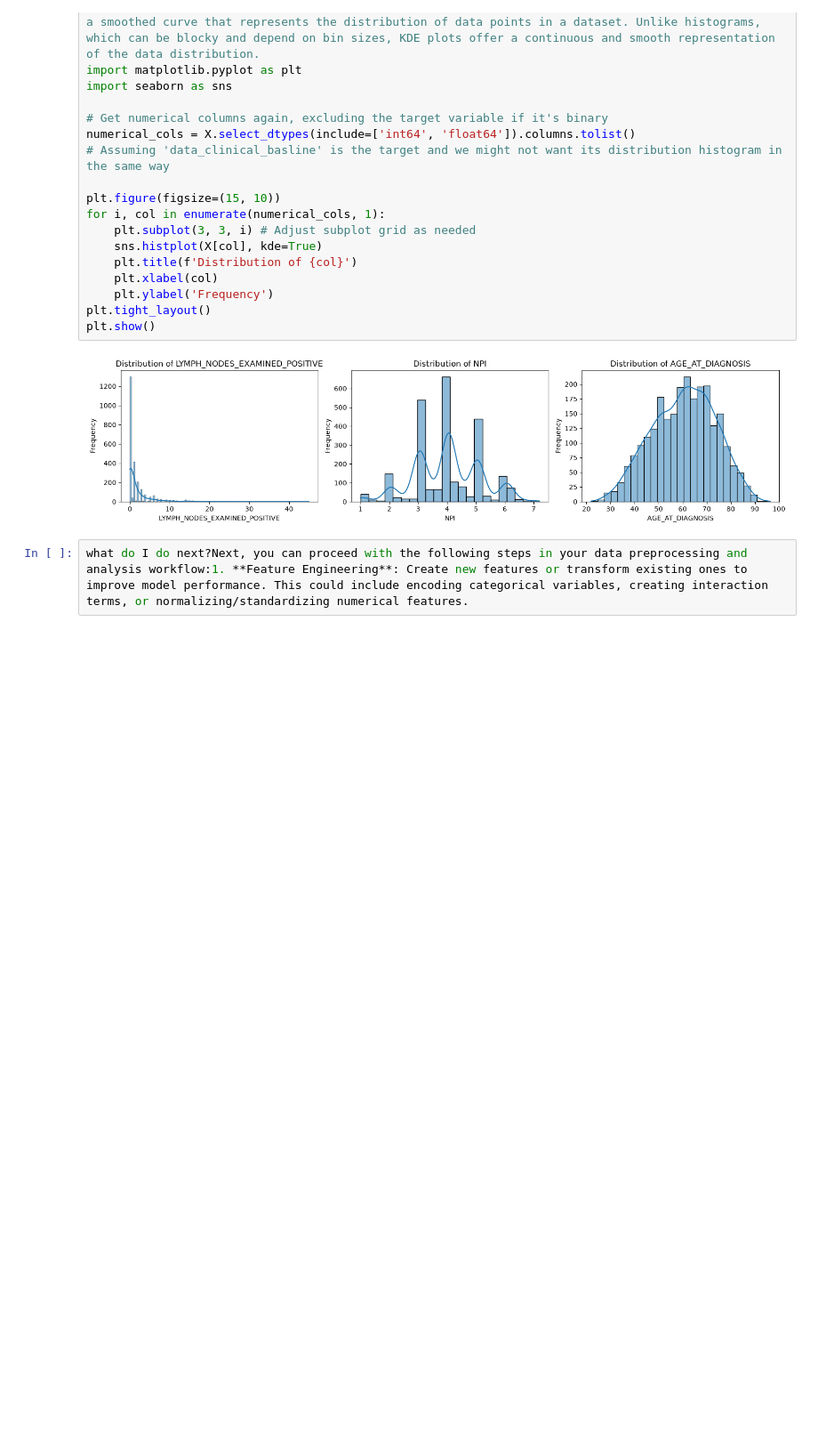
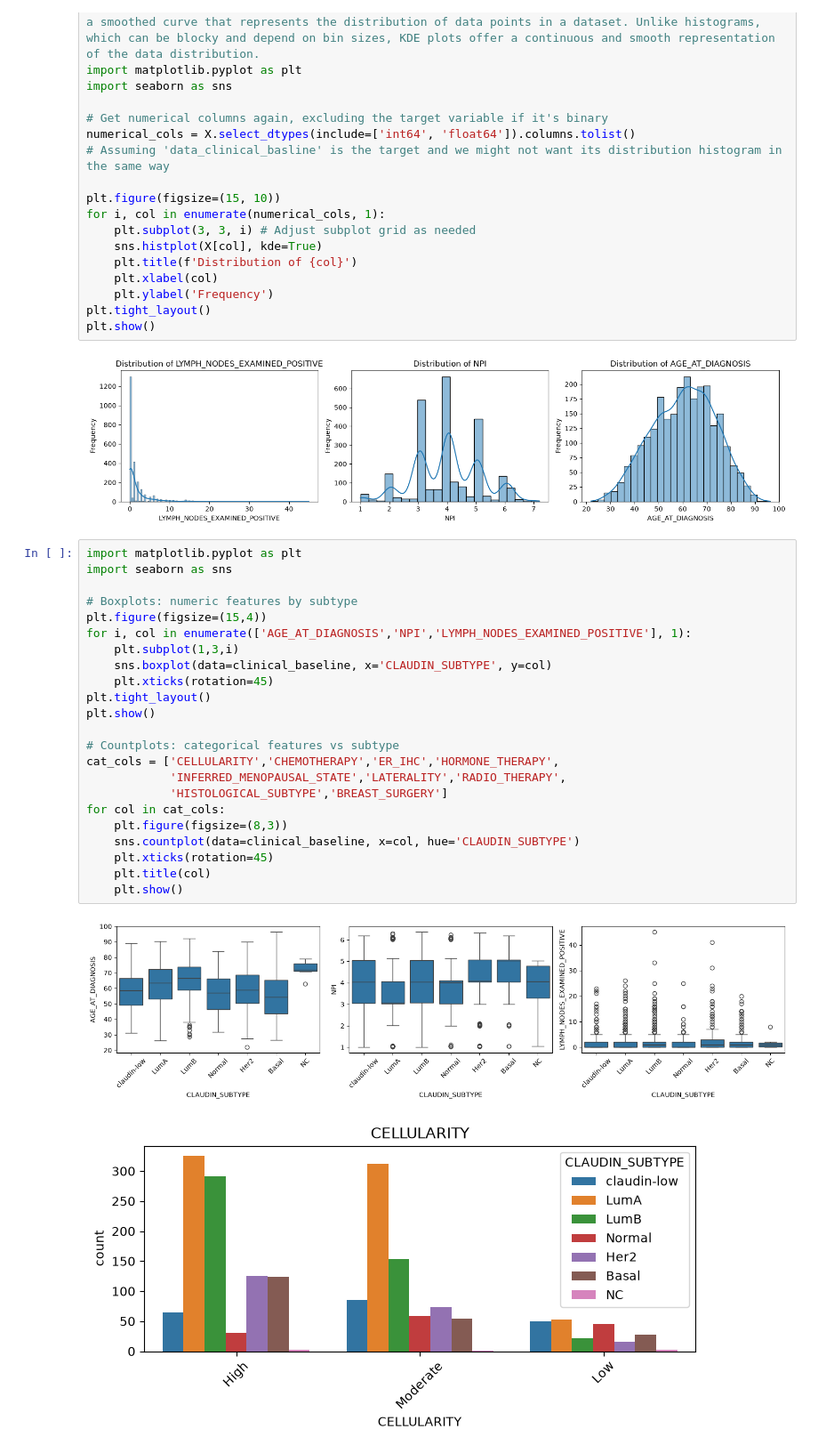
Before and after one commit to VJ1130/ClinSTRAT, a Jupyter notebook: 01_data_preprocessing.ipynb, the cells around one changed output. Shown at 89% size. Saved outputs shown, nothing was run; the diff lists cells and outputs as text; blank space fills up the shorter version.

```diff
--- a/01_data_preprocessing.ipynb
+++ b/01_data_preprocessing.ipynb
@@ -287,4 +287,28 @@ plt.show()
 # %% [output]
 [figure]
 # %%
-what do I do next?Next, you can proceed with the following steps in your data preprocessing and analysis workflow:1. **Feature Engineering**: Create new features or transform existing ones to improve model performance. This could include encoding categorical variables, creating interaction terms, or normalizing/standardizing numerical features.
+import matplotlib.pyplot as plt
+import seaborn as sns
+
+# Boxplots: numeric features by subtype
+plt.figure(figsize=(15,4))
+for i, col in enumerate(['AGE_AT_DIAGNOSIS','NPI','LYMPH_NODES_EXAMINED_POSITIVE'], 1):
+    plt.subplot(1,3,i)
+    sns.boxplot(data=clinical_baseline, x='CLAUDIN_SUBTYPE', y=col)
+    plt.xticks(rotation=45)
+plt.tight_layout()
+plt.show()
+
+# Countplots: categorical features vs subtype
+cat_cols = ['CELLULARITY','CHEMOTHERAPY','ER_IHC','HORMONE_THERAPY',
+            'INFERRED_MENOPAUSAL_STATE','LATERALITY','RADIO_THERAPY',
+            'HISTOLOGICAL_SUBTYPE','BREAST_SURGERY']
+for col in cat_cols:
+    plt.figure(figsize=(8,3))
+    sns.countplot(data=clinical_baseline, x=col, hue='CLAUDIN_SUBTYPE')
+    plt.xticks(rotation=45)
+    plt.title(col)
+    plt.show()
+# %% [output]
+[figure, added]
+[figure, added]
```
Also changed, not shown: parts of 2 cells of this notebook.
